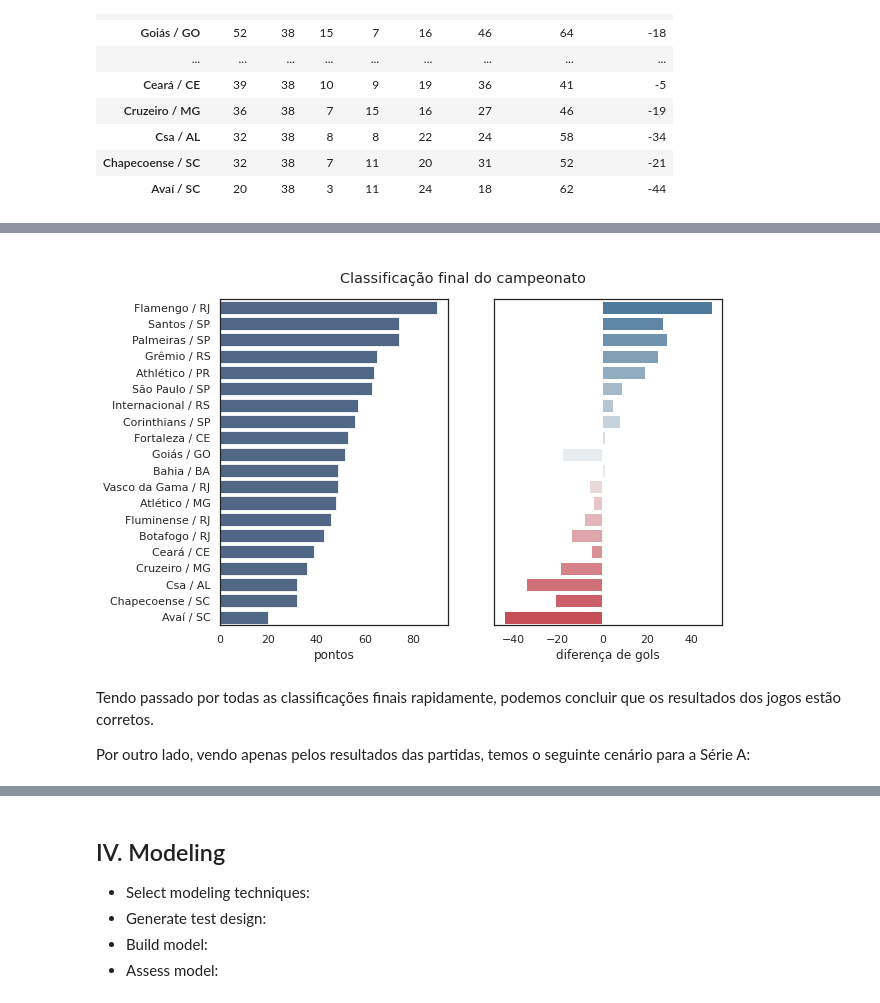
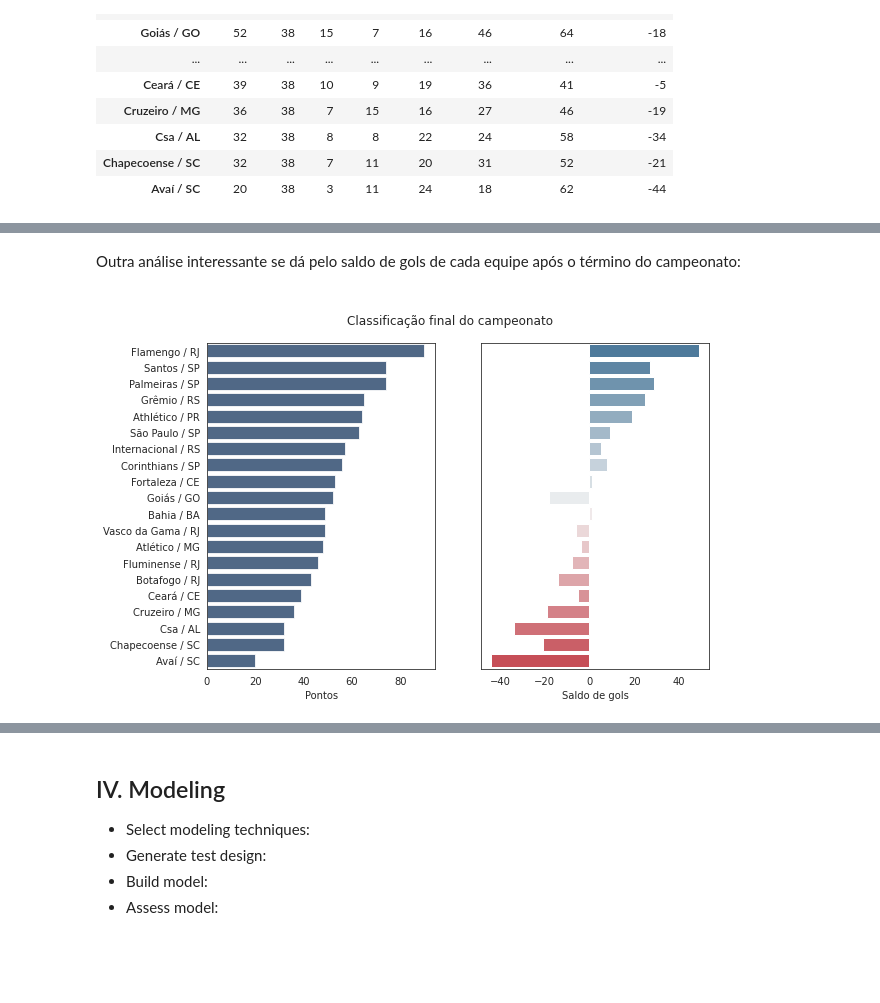
Before and after one commit to HannaRF/web-scraping, a Jupyter notebook: project.ipynb, the cells around one changed output, grey strips where cells are left out. Cells and saved outputs as stored; diff of their text form; code cells hidden in the pictures; blank space fills up the shorter version.

```diff
--- a/project.ipynb
+++ b/project.ipynb
@@ -668,5 +608,3 @@ while len(rds2013) < 38 and k < 37:
 # arrumando para ter folga durante a Copa das Confederações
 rds2013[4] = [5, rds2013[3][1] + timedelta(days = 3)]
 rds2013[5] = [6, rds2013[4][1] + timedelta(days = 4)]
-for rd in rds2013:
-    print(rd)
@@ -726,6 +646,3 @@ if rds2015[0][0] != 1:
         dia_calendario_rd_k = date(year, calendario[k + 1].month, calendario[k + 1].day)
         dia_insert = dia_calendario_rd_k + dt + timedelta(days = -7)
         rds2015.insert(k - 1, [k, dia_insert])
-
-for rd in rds2015:
-    print(rd)
@@ -793,6 +692,3 @@ if rds2016[-1][0] != 38:
         dia_calendario_rd_k = date(year, calendario[k].month, calendario[k].day)
         dia_insert = dia_calendario_rd_k + dt
         rds2016.append([k, dia_insert])
-
-for rd in rds2016:
-    print(rd)
@@ -1126,15 +1037,13 @@ Tendo finalizado a preparação dos dados, podemos explorar os mesmo.
+# %% [markdown]
+Outra análise interessante se dá pelo saldo de gols de cada equipe após o término do campeonato:
 # %%
-fig, axs = plt.subplots(1, 2, figsize=(9, 6), sharey=True)
-sns.barplot(ax=axs[0],x="points",y=table.index , data=table,color=colors['azul'],alpha = 0.8)
-sns.barplot(ax=axs[1],x="goal difference",y=table.index , data=table,
-            palette=sns.diverging_palette(240, 10, n=20))
-fig.suptitle("\nClassificação final do campeonato")
-axs[0].set_xlabel('pontos')
-axs[1].set_xlabel('diferença de gols')
+fig, axs = plt.subplots(1, 2, figsize = (9, 6), sharey = True)
+sns.barplot(ax = axs[0], x = 'points', y = table.index, data = table, color = colors['azul'], alpha = 0.8)
+sns.barplot(ax = axs[1], x = 'goal difference', y = table.index, data = table,
+            palette = sns.diverging_palette(240, 10, n = 20))
+fig.suptitle('\nClassificação final do campeonato')
+axs[0].set_xlabel('Pontos')
+axs[1].set_xlabel('Saldo de gols')
 plt.show()
 # %% [output]
-[figure, old version]
+[figure, new version]
-# %% [markdown]
-Tendo passado por todas as classificações finais rapidamente, podemos concluir que os resultados dos jogos estão corretos.
-
-Por outro lado, vendo apenas pelos resultados das partidas, temos o seguinte cenário para a Série A:
```
Also changed, not shown: parts of 25 cells of this notebook.
